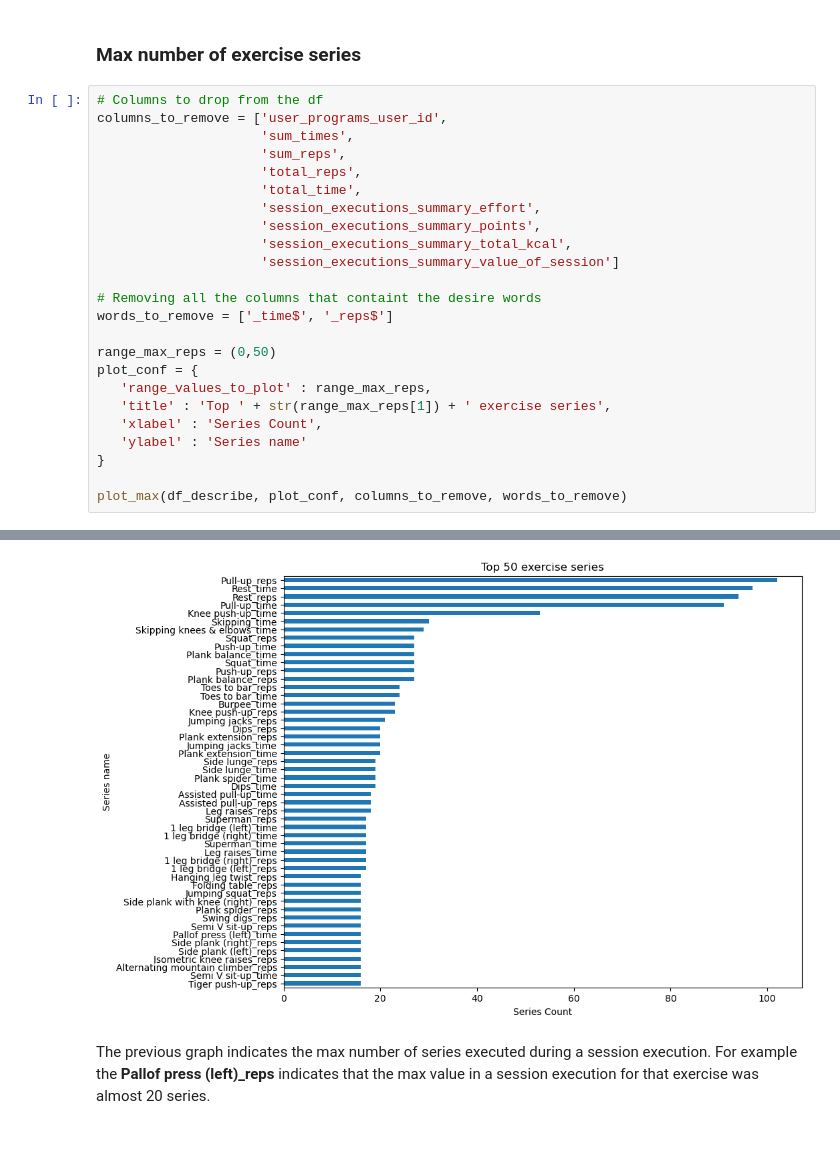
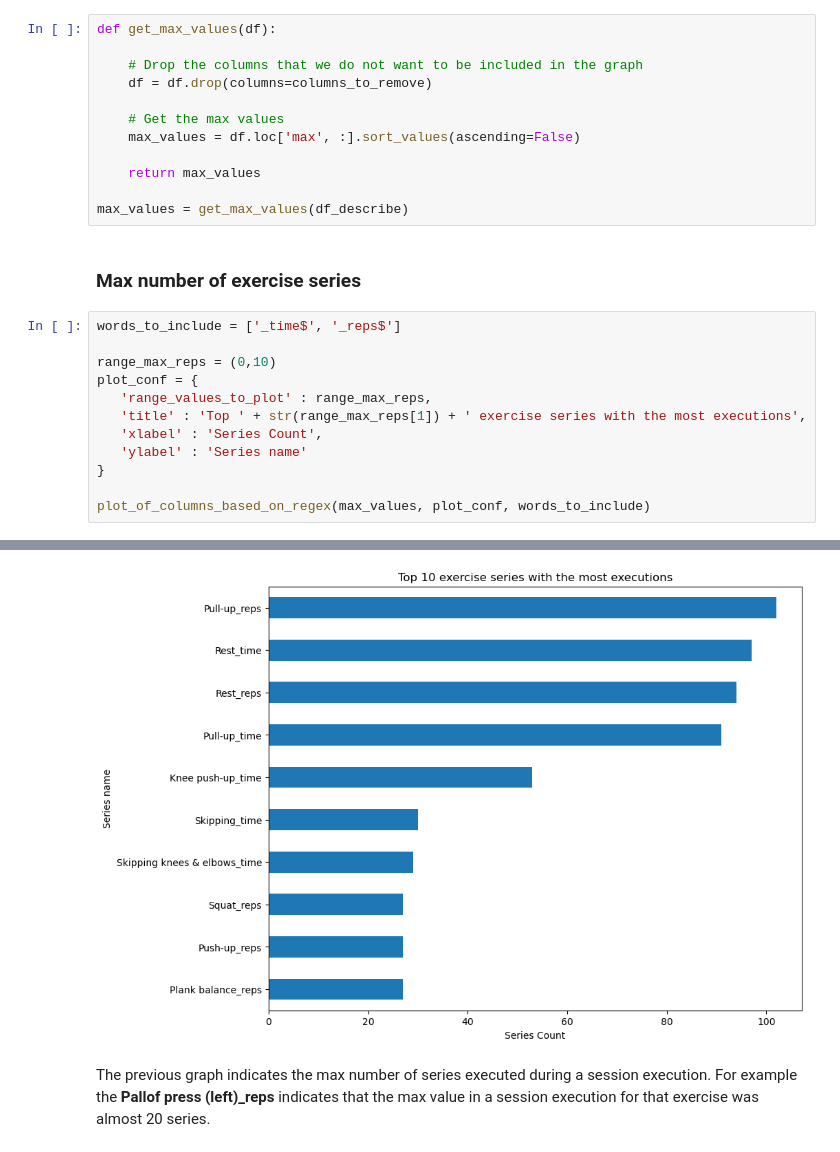
Before and after one commit to evidadeusto/mhunters, a Jupyter notebook: analysis_oscar_preprocessing/data_cleaning_dataframe_session_v0.ipynb, the cells around one changed output, grey strips where cells are left out. Drawn from its saved outputs; the diff is of its cells as text.

```diff
--- a/analysis_oscar_preprocessing/data_cleaning_dataframe_session_v0.ipynb
+++ b/analysis_oscar_preprocessing/data_cleaning_dataframe_session_v0.ipynb
@@ -200,30 +207,30 @@ def plot_max(df,  plot_conf, columns_to_remove=[], words_to_remove =[]):
 
     # Show the plot
     plt.show()
+# %%
+def get_max_values(df):
+
+    # Drop the columns that we do not want to be included in the graph
+    df = df.drop(columns=columns_to_remove)
+
+    # Get the max values
+    max_values = df.loc['max', :].sort_values(ascending=False)
+
+    return max_values
+
+max_values = get_max_values(df_describe)
 # %% [markdown]
 ### Max number of exercise series
 # %%
-# Columns to drop from the df
-columns_to_remove = ['user_programs_user_id',
-                     'sum_times',
-                     'sum_reps',
-                     'total_reps',
-                     'total_time',
-                     'session_executions_summary_effort',
-                     'session_executions_summary_points',
-                     'session_executions_summary_total_kcal',
-                     'session_executions_summary_value_of_session']
+words_to_include = ['_time$', '_reps$']
 
-# Removing all the columns that containt the desire words
-words_to_remove = ['_time$', '_reps$']
-
-range_max_reps = (0,50)
+range_max_reps = (0,10)
 plot_conf = {
    'range_values_to_plot' : range_max_reps,
-   'title' : 'Top ' + str(range_max_reps[1]) + ' exercise series',
+   'title' : 'Top ' + str(range_max_reps[1]) + ' exercise series with the most executions',
    'xlabel' : 'Series Count',
    'ylabel' : 'Series name'
 }
 
-plot_max(df_describe, plot_conf, columns_to_remove, words_to_remove)
+plot_of_columns_based_on_regex(max_values, plot_conf, words_to_include)
 # %% [output]
@@ -246,5 +247,5 @@ Tiger push-up_reps                    16.0
 Name: max, dtype: float64
-[figure, old version]
+[figure, new version]
 # %% [markdown]
 The previous graph indicates the max number of series executed during a session execution. For example the **Pallof press (left)_reps** indicates that the max value in a session execution for that exercise was almost 20 series.
 # %% [markdown]
```
Also changed, not shown: parts of 41 cells of this notebook.
